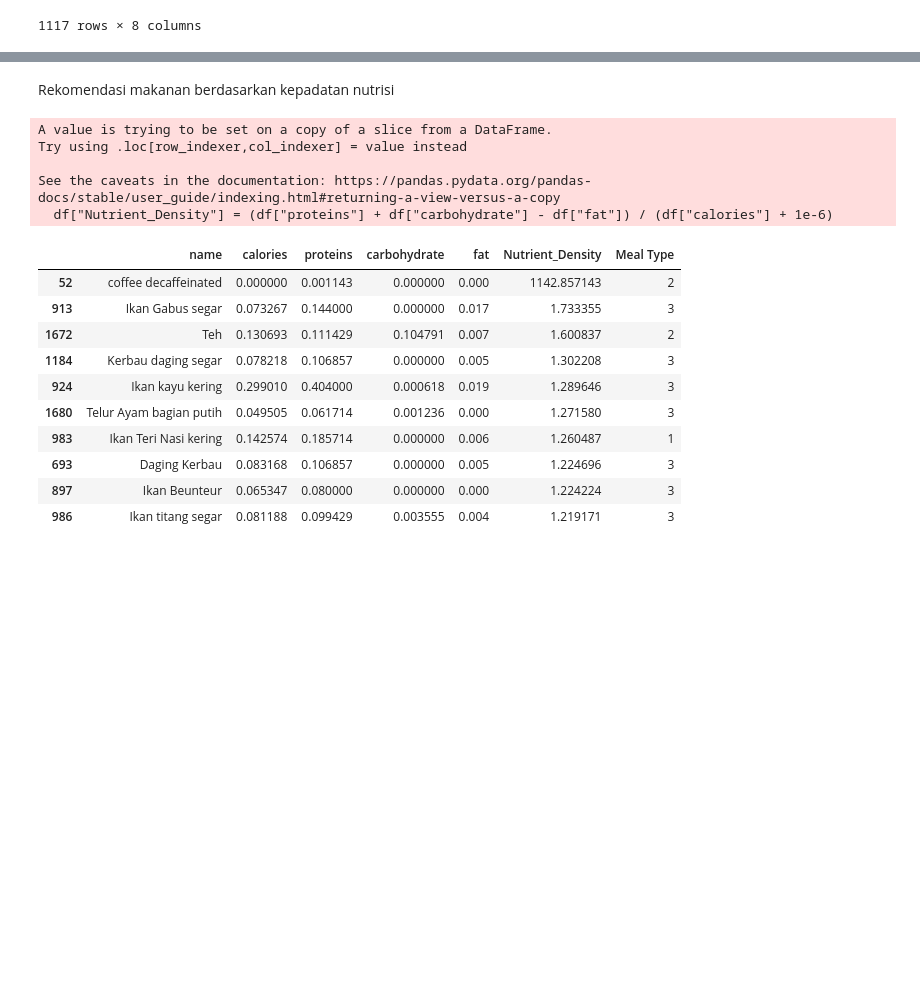
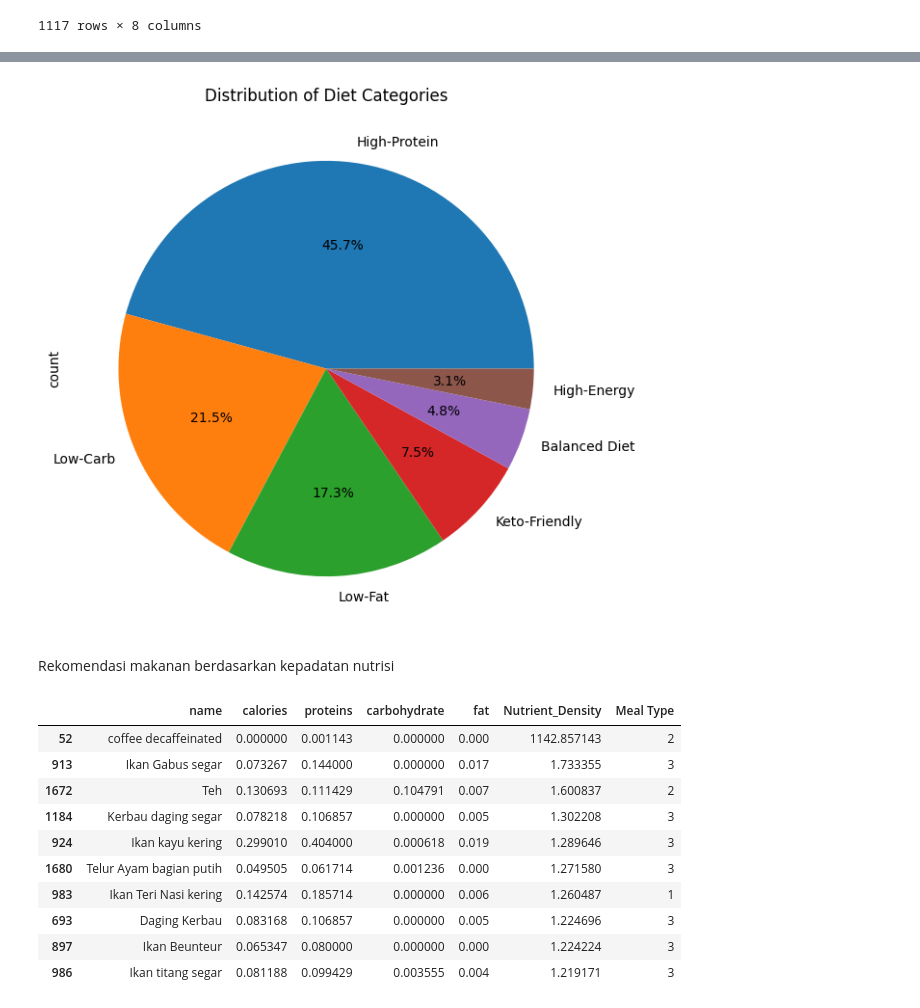
Before and after one commit to KALEOUUU/ml-food-recommendation, a Jupyter notebook: Data_Preprocessing.ipynb, the cells around one changed output, grey strips where cells are left out. Cells and saved outputs as stored; diff of their text form; code cells hidden in the pictures; blank space fills up the shorter version.

```diff
--- a/Data_Preprocessing.ipynb
+++ b/Data_Preprocessing.ipynb
@@ -8,5 +7,5 @@ import matplotlib.pyplot as plt
 # %%
-df = pd.read_csv('food-nutrition.csv')
+df = pd.read_csv('Dataset/food-nutrition.csv')
 df
 # %% [output]
 |  | name | calories | fat | proteins | carbohydrate | Meal Type |
@@ -155,0 +141,16 @@ None
+# %%
+def classify_diet(carb, protein, fat):
+    if carb < 0.03 and protein > 0.02 and fat < 0.02:
+        return "Keto-Friendly"
+    elif carb < 0.03 and protein < 0.02:
+        return "Low-Carb"
+    elif protein > 0.025:
+        return "High-Protein"
+    elif carb > 0.05 and fat > 0.05:
+        return "High-Energy"
+    elif fat < 0.015:
+        return "Low-Fat"
+    else:
+        return "Balanced Diet"
+
+df["Diet_Category"] = df.apply(lambda x: classify_diet(x["carbohydrate"], x["proteins"], x["fat"]), axis=1)
@@ -156,14 +171,16 @@ None
+# %%
+import matplotlib.pyplot as plt
+
+df["Diet_Category"].value_counts().plot(kind="pie", autopct="%1.1f%%", figsize=(7, 7))
+plt.title("Distribution of Diet Categories")
+plt.show()
+# %% [output]
+[figure, added]
 # %% [markdown]
 Rekomendasi makanan berdasarkan kepadatan nutrisi
 # %%
 df["Nutrient_Density"] = (df["proteins"] + df["carbohydrate"] - df["fat"]) / (df["calories"] + 1e-6)
 df = df.sort_values(by="Nutrient_Density", ascending=False)
-# %% [output]
-A value is trying to be set on a copy of a slice from a DataFrame.
-Try using .loc[row_indexer,col_indexer] = value instead
-
-See the caveats in the documentation: https://pandas.pydata.org/pandas-docs/stable/user_guide/indexing.html#returning-a-view-versus-a-copy
-  df["Nutrient_Density"] = (df["proteins"] + df["carbohydrate"] - df["fat"]) / (df["calories"] + 1e-6)
 # %%
 df[["name", "calories", "proteins", "carbohydrate", "fat", "Nutrient_Density", "Meal Type"]].head(10)
 # %% [output]
```
Also changed, not shown: parts of 9 cells of this notebook, 16 other files.
